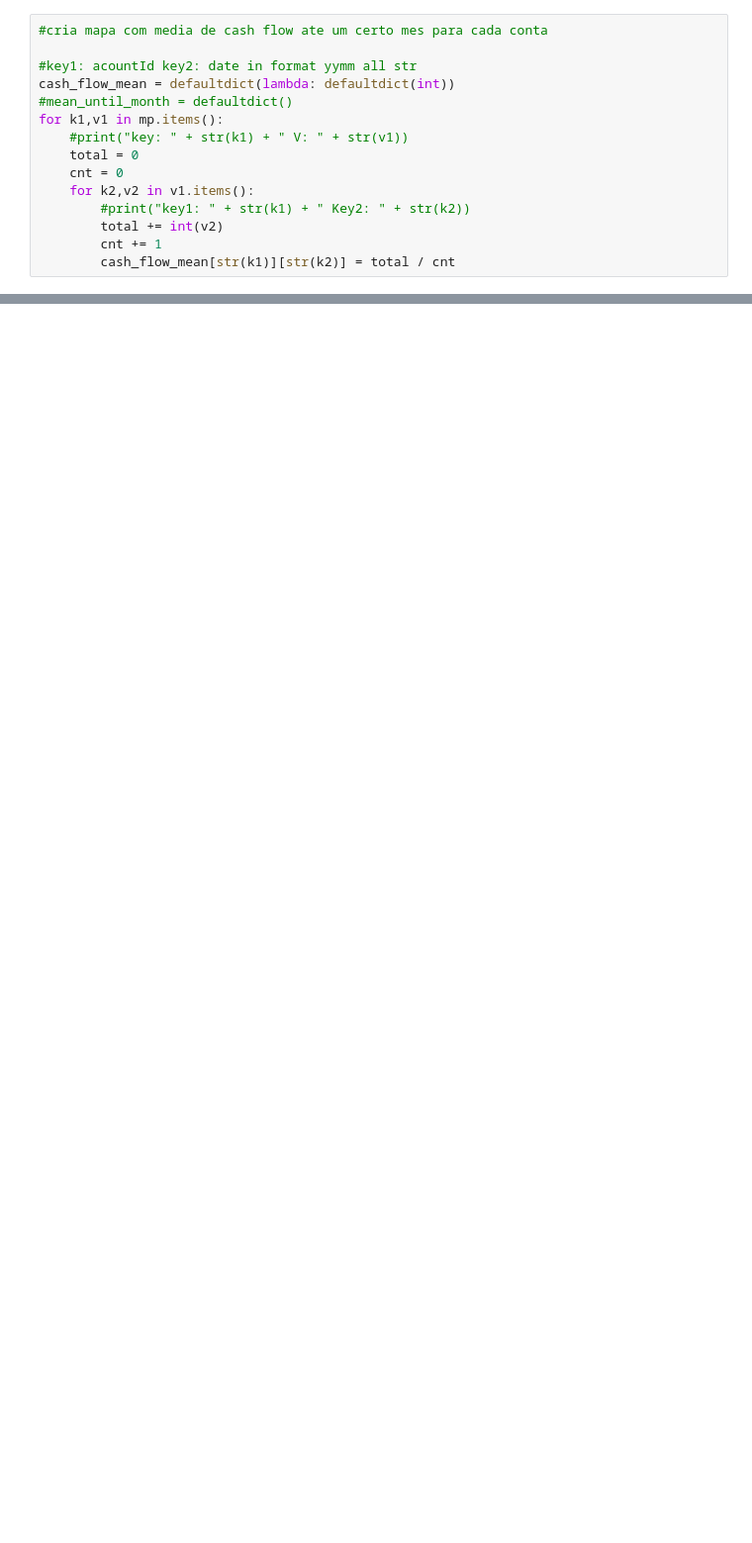
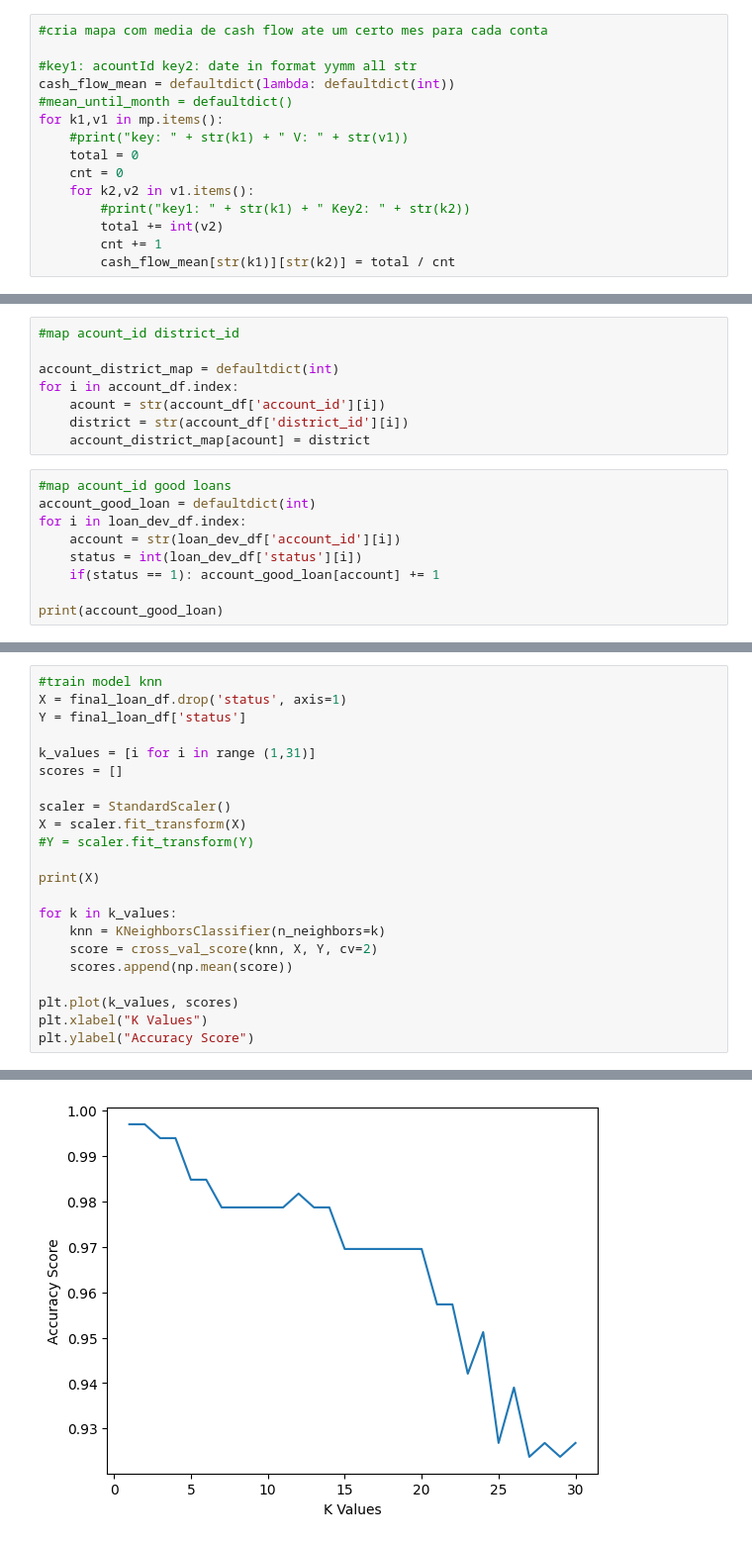
Before and after one commit to sofiateixeira22/DMI2324, a Jupyter notebook: src/main.ipynb, the cells around one changed output, grey strips where cells are left out. Shown at 99% size. Drawn from its saved outputs; the diff is of its cells as text; blank space fills up the shorter version.

Commit message:
added model

```diff
--- a/src/main.ipynb
+++ b/src/main.ipynb
@@ -203,0 +385,17 @@ plt.show()
+# %%
+#map acount_id district_id
+
+account_district_map = defaultdict(int)
+for i in account_df.index:
+    acount = str(account_df['account_id'][i])
+    district = str(account_df['district_id'][i])
+    account_district_map[acount] = district
+# %%
+#map acount_id good loans
+account_good_loan = defaultdict(int)
+for i in loan_dev_df.index:
+    account = str(loan_dev_df['account_id'][i])
+    status = int(loan_dev_df['status'][i])
+    if(status == 1): account_good_loan[account] += 1
+
+print(account_good_loan)
@@ -203,0 +540,23 @@ plt.show()
+# %%
+#train model knn
+X = final_loan_df.drop('status', axis=1)
+Y = final_loan_df['status']
+
+k_values = [i for i in range (1,31)]
+scores = []
+
+scaler = StandardScaler()
+X = scaler.fit_transform(X)
+#Y = scaler.fit_transform(Y)
+
+print(X)
+
+for k in k_values:
+    knn = KNeighborsClassifier(n_neighbors=k)
+    score = cross_val_score(knn, X, Y, cv=2)
+    scores.append(np.mean(score))
+
+plt.plot(k_values, scores)
+plt.xlabel("K Values")
+plt.ylabel("Accuracy Score")
+# %% [output]
@@ -203,0 +577 @@ plt.show()
+[figure, added]
```
Also changed, not shown: parts of 25 cells of this notebook.
